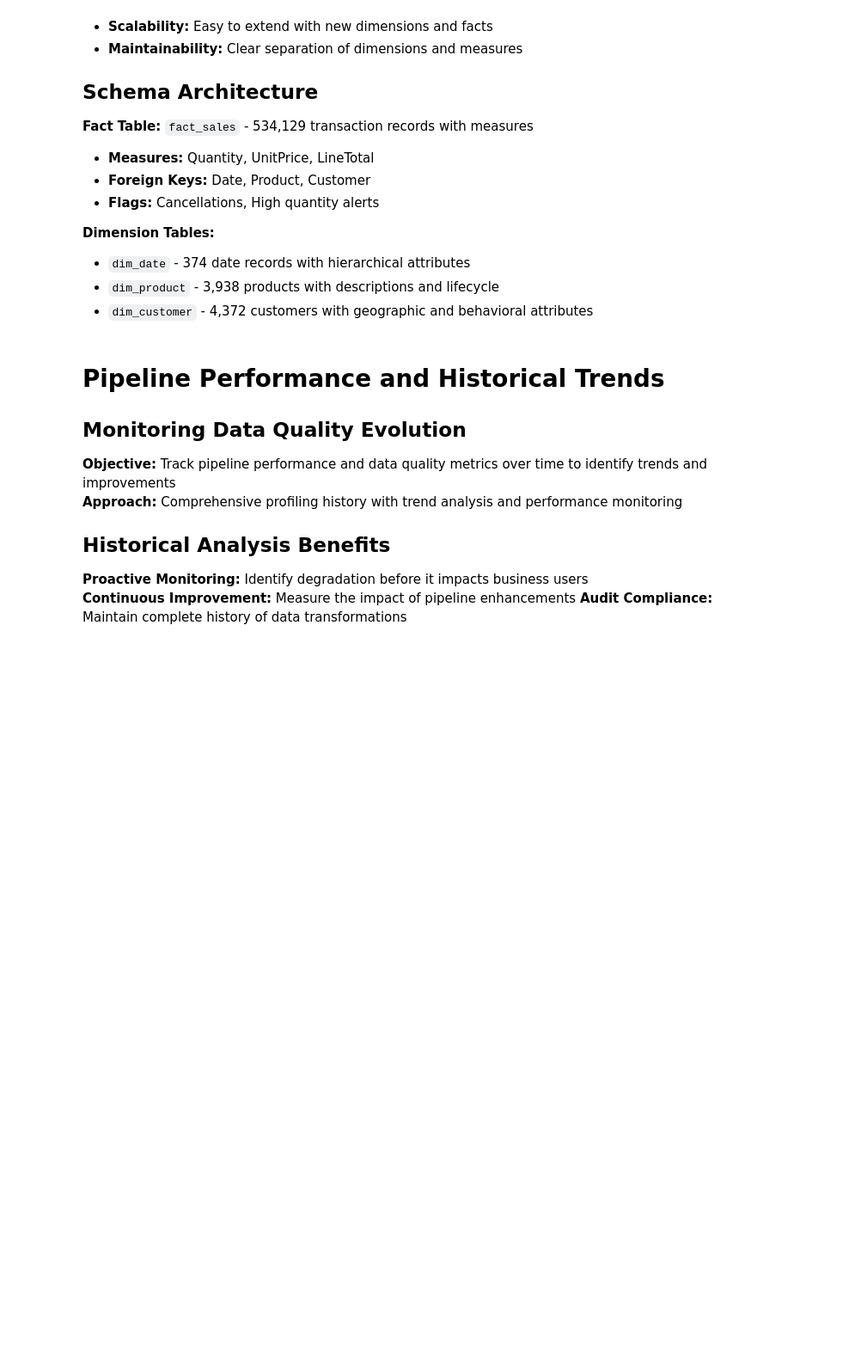
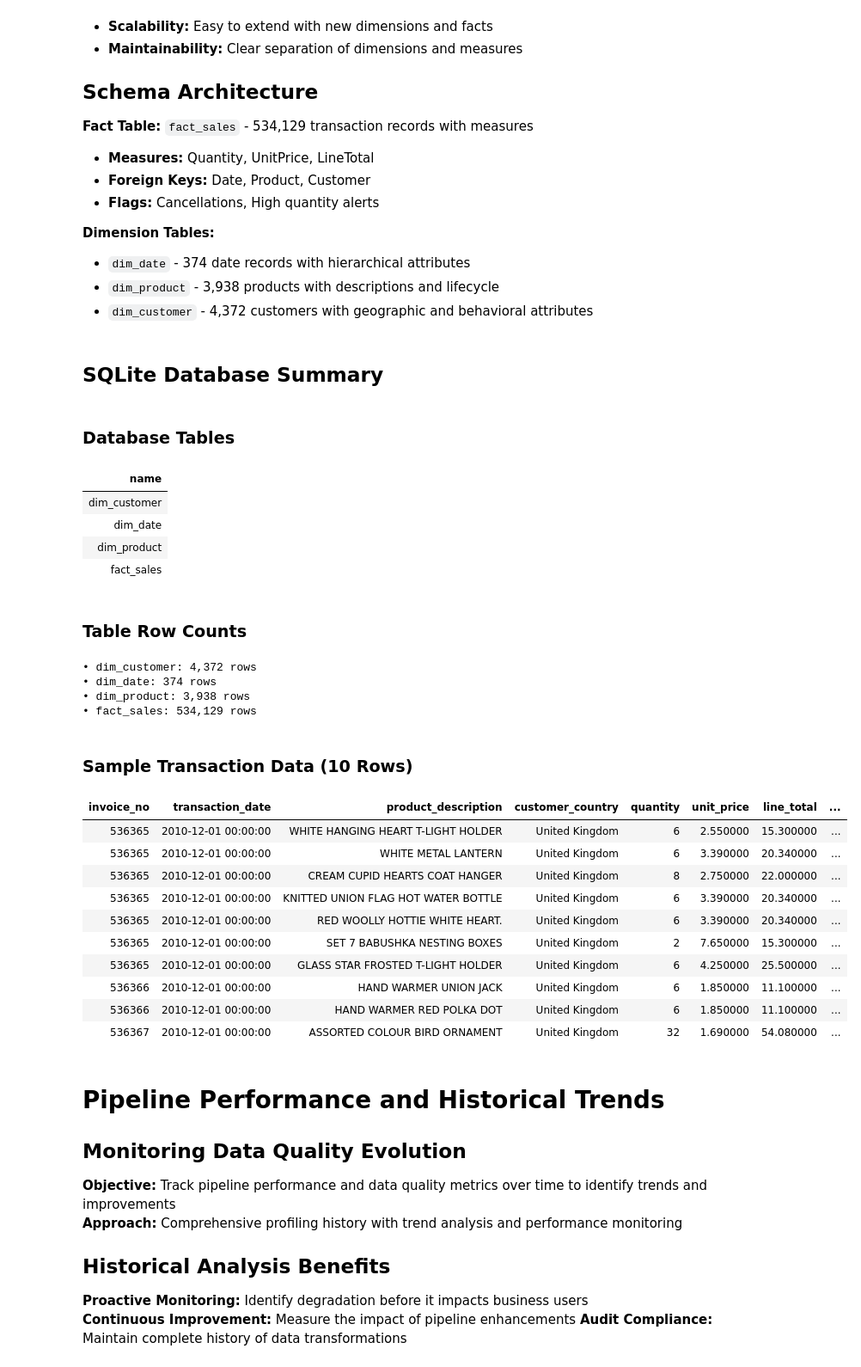
Before and after one commit to BernadinePierre/online-retail-pipeline, a Jupyter notebook: docs/dev_notebook.ipynb, the cells around one changed output. Shown: that part at 86% size. Drawn from its saved outputs; the diff is of its cells as text; code cells hidden in the pictures; blank space fills up the shorter version.

```diff
--- a/docs/dev_notebook.ipynb
+++ b/docs/dev_notebook.ipynb
@@ -652,3 +522,83 @@ except Exception as e:
+# %%
+# Display SQLite Database Summary and Sample Data
+display(Markdown("## SQLite Database Summary"))
+
+import sqlite3
+import pandas as pd
+
+# Connect to the database
+db_path = os.path.join(project_root, 'data', 'model', 'retail_analytics.db')
+conn = sqlite3.connect(db_path)
+
+# Get table information
+tables_query = """
+SELECT name FROM sqlite_master
+WHERE type='table' AND name NOT LIKE 'sqlite_%'
+ORDER BY name;
+"""
+
+tables = pd.read_sql(tables_query, conn)
+
+display(Markdown("### Database Tables"))
+display(tables.style.hide(axis='index'))
+
+# Get row counts for each table
+display(Markdown("### Table Row Counts"))
+for table in tables['name']:
+    count_query = f"SELECT COUNT(*) as row_count FROM {table}"
+    count_df = pd.read_sql(count_query, conn)
+    print(f"• {table}: {count_df['row_count'].iloc[0]:,} rows")
+
+# Additional query: Show 10 sample rows from fact_sales with joined data
+display(Markdown("### Sample Transaction Data (10 Rows)"))
+
+sample_query = """
+SELECT
+    f.invoice_no,
+    d.full_date as transaction_date,
+    p.description as product_description,
+    c.country as customer_country,
+    f.quantity,
+    f.unit_price,
+    f.line_total,
+    f.is_cancelled,
+    f.high_quantity_flag
+FROM fact_sales f
+JOIN dim_date d ON f.date_key = d.date_key
+JOIN dim_product p ON f.product_key = p.product_key
+JOIN dim_customer c ON f.customer_key = c.customer_key
+LIMIT 10;
+"""
+
+sample_data = pd.read_sql(sample_query, conn)
+display(sample_data.style.hide(axis='index'))
+
+conn.close()
+# %% [output]
+## SQLite Database Summary
+### Database Tables
+| name |
+| dim_customer |
+| dim_date |
+| dim_product |
+| fact_sales |
+### Table Row Counts
+• dim_customer: 4,372 rows
+• dim_date: 374 rows
+• dim_product: 3,938 rows
+• fact_sales: 534,129 rows
+### Sample Transaction Data (10 Rows)
+| invoice_no | transaction_date | product_description | customer_country | quantity | unit_price | line_total | ... |
+| 536365 | 2010-12-01 00:00:00 | WHITE HANGING HEART T-LIGHT HOLDER | United Kingdom | 6 | 2.550000 | 15.300000 | ... |
+| 536365 | 2010-12-01 00:00:00 | WHITE METAL LANTERN | United Kingdom | 6 | 3.390000 | 20.340000 | ... |
+| 536365 | 2010-12-01 00:00:00 | CREAM CUPID HEARTS COAT HANGER | United Kingdom | 8 | 2.750000 | 22.000000 | ... |
+| 536365 | 2010-12-01 00:00:00 | KNITTED UNION FLAG HOT WATER BOTTLE | United Kingdom | 6 | 3.390000 | 20.340000 | ... |
+| 536365 | 2010-12-01 00:00:00 | RED WOOLLY HOTTIE WHITE HEART. | United Kingdom | 6 | 3.390000 | 20.340000 | ... |
+| 536365 | 2010-12-01 00:00:00 | SET 7 BABUSHKA NESTING BOXES | United Kingdom | 2 | 7.650000 | 15.300000 | ... |
+| 536365 | 2010-12-01 00:00:00 | GLASS STAR FROSTED T-LIGHT HOLDER | United Kingdom | 6 | 4.250000 | 25.500000 | ... |
+| 536366 | 2010-12-01 00:00:00 | HAND WARMER UNION JACK | United Kingdom | 6 | 1.850000 | 11.100000 | ... |
+| 536366 | 2010-12-01 00:00:00 | HAND WARMER RED POLKA DOT | United Kingdom | 6 | 1.850000 | 11.100000 | ... |
+| 536367 | 2010-12-01 00:00:00 | ASSORTED COLOUR BIRD ORNAMENT | United Kingdom | 32 | 1.690000 | 54.080000 | ... |
 # %% [markdown]
 # Pipeline Performance and Historical Trends
 
```
Also changed, not shown: parts of 12 cells of this notebook, 1 other file.
